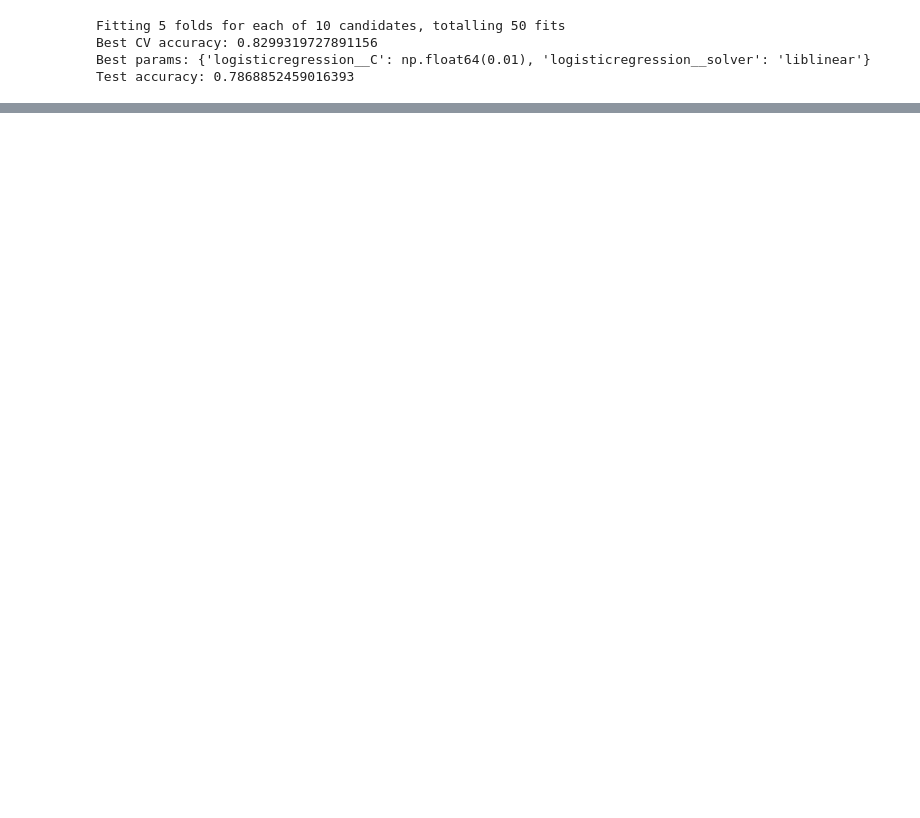
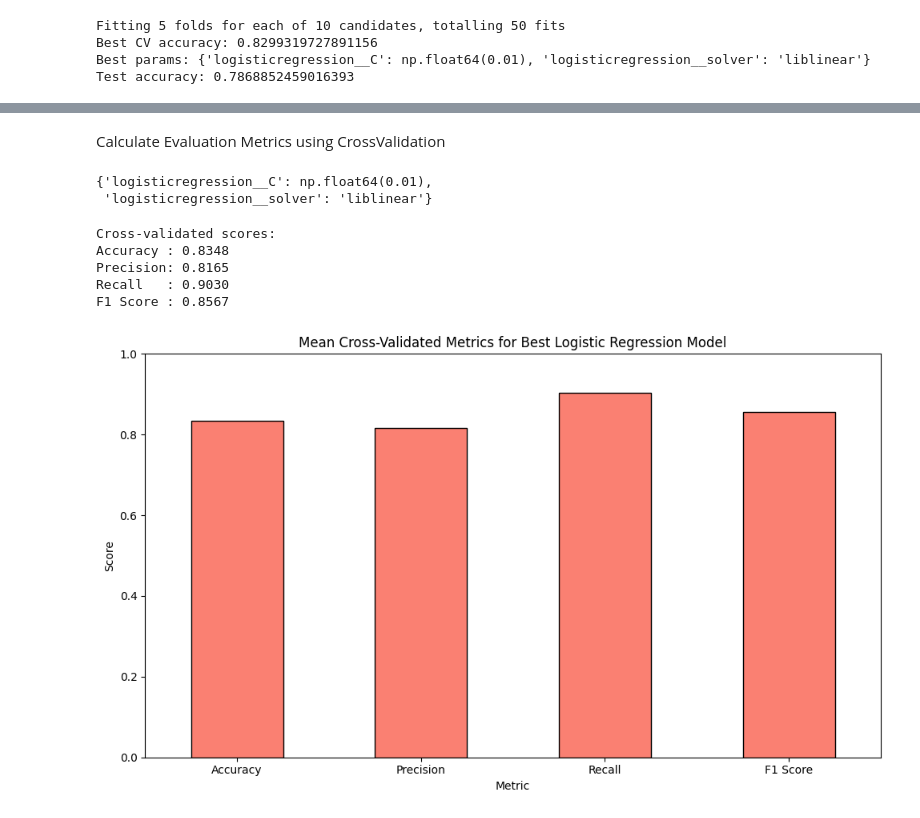
Before and after one commit to LukeOpany/disease_detection-, a Jupyter notebook: heart_disease.ipynb, the cells around one changed output, grey strips where cells are left out. Saved outputs shown, nothing was run; the diff lists cells and outputs as text; code cells hidden in the pictures; blank space fills up the shorter version.

```diff
--- a/heart_disease.ipynb
+++ b/heart_disease.ipynb
@@ -520,0 +687,2 @@ Test accuracy: 0.7868852459016393
+# %% [markdown]
+Calculate Evaluation Metrics using CrossValidation
@@ -520,0 +692,51 @@ Test accuracy: 0.7868852459016393
+# %%
+#Create the best parameters using best params
+bp_log_reg = gs_log_reg.best_params_
+bp_log_reg
+# %% [output]
+{'logisticregression__C': np.float64(0.01),
+ 'logisticregression__solver': 'liblinear'}
+# %%
+cv_acc = cross_val_score(gs_log_reg.best_estimator_, X, y, cv=5, scoring="accuracy")
+cv_prec = cross_val_score(gs_log_reg.best_estimator_, X, y, cv=5, scoring="precision")
+cv_rec = cross_val_score(gs_log_reg.best_estimator_, X, y, cv=5, scoring="recall")
+cv_f1 = cross_val_score(gs_log_reg.best_estimator_, X, y, cv=5, scoring="f1")
+print(
+    "Cross-validated scores:\n"
+    f"Accuracy : {cv_acc.mean():.4f}\n"
+    f"Precision: {cv_prec.mean():.4f}\n"
+    f"Recall   : {cv_rec.mean():.4f}\n"
+    f"F1 Score : {cv_f1.mean():.4f}"
+)
+# %% [output]
+Cross-validated scores:
+Accuracy : 0.8348
+Precision: 0.8165
+Recall   : 0.9030
+F1 Score : 0.8567
+# %%
+cv_metrics_mean = pd.DataFrame({
+    "Accuracy": [cv_acc.mean()],
+    "Precision": [cv_prec.mean()],
+    "Recall": [cv_rec.mean()],
+    "F1 Score": [cv_f1.mean()],
+})
+
+# Transpose so each metric is a row, giving one bar per metric
+cv_metrics_mean.T.plot(
+    kind="bar",
+    color=["salmon", "lightblue", "lightgreen", "orange"],
+    edgecolor="black",
+    legend=False,
+    figsize=(10, 6),
+    width=0.5        # Controls spacing between bars (lower = more space)
+)
+plt.title("Mean Cross-Validated Metrics for Best Logistic Regression Model")
+plt.xlabel("Metric")
+plt.ylabel("Score")
+plt.ylim(0, 1)
+plt.xticks(rotation=0)
+plt.tight_layout()
+plt.show()
+# %% [output]
+[figure, added]
```
Also changed, not shown: parts of 5 cells of this notebook.
